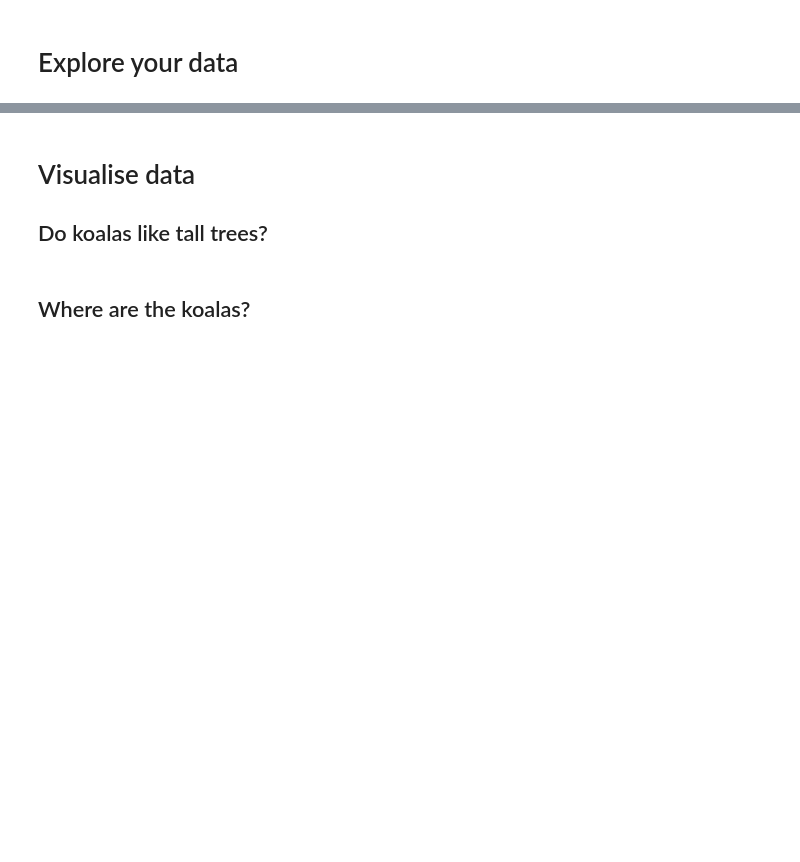
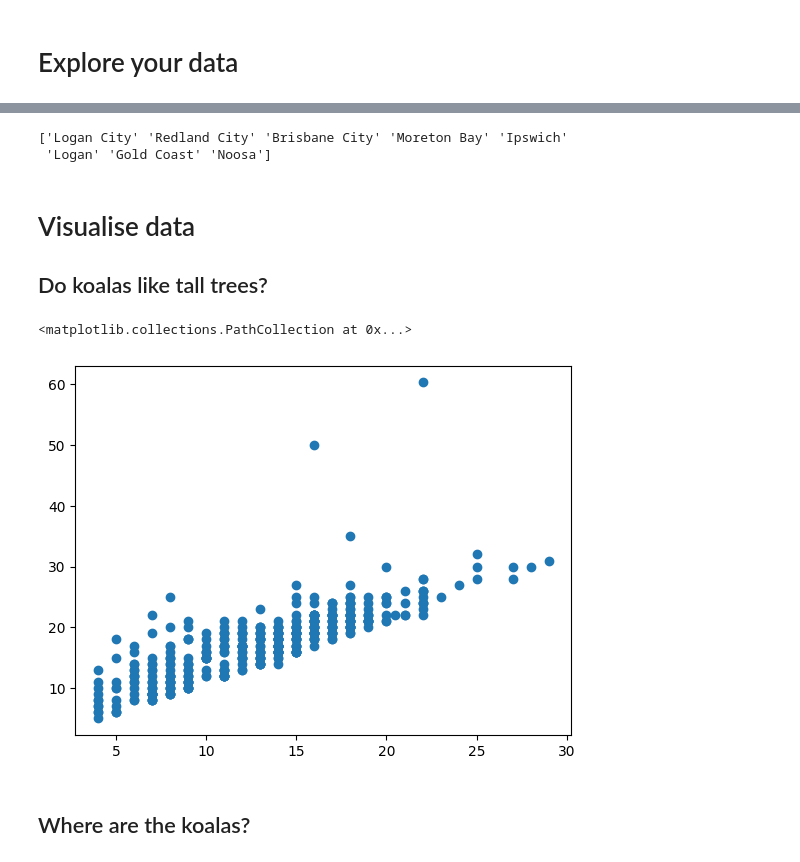
Before and after one commit to reneenoble/data-science-bear-necessities, a Jupyter notebook: demo_koala.ipynb, the cells around one changed output, grey strips where cells are left out. Drawn from its saved outputs; the diff is of its cells as text; code cells hidden in the pictures; blank space fills up the shorter version.

```diff
--- a/demo_koala.ipynb
+++ b/demo_koala.ipynb
@@ -7,6 +7,8 @@ import pandas as pd
 # pip install -r requirements.txt
 # %%
 # Create a Pandas data frame to store and use our koala data
-
+koala_data = pd.read_csv('koala_sightings_data.csv')
+print(koala_data.shape)
 
 # Tell us about our data
+print(koala_data.info())
@@ -22,16 +74,32 @@ import pandas as pd
 # %%
 # Save that data for later
-
+golden_koalas.to_csv("golden_koalas.csv")
 
 #How many locations are we looking at?
+print(koala_data.LGA.unique())
+# %% [output]
+['Logan City' 'Redland City' 'Brisbane City' 'Moreton Bay' 'Ipswich'
+ 'Logan' 'Gold Coast' 'Noosa']
 # %% [markdown]
 # Visualise data
 
 ## Do koalas like tall trees?
 # %%
 # Prepare tree/koala height data
+
+tree_heights = koala_data['HeightOfTree_m']
+koala_heights = koala_data['HeightOfKoalaInTree_m']
+
+print(koala_heights)
 # %%
 # Create a scatter plot to relate tree height to koala height in tree
+
+import matplotlib.pyplot as plt
+
+plt.scatter(koala_heights, tree_heights)
+# %% [output]
+<matplotlib.collections.PathCollection at 0x...>
+[figure, added]
 # %% [markdown]
 ## Where are the koalas?
 # %%
```
Also changed, not shown: parts of 9 cells of this notebook, 1 other file.
